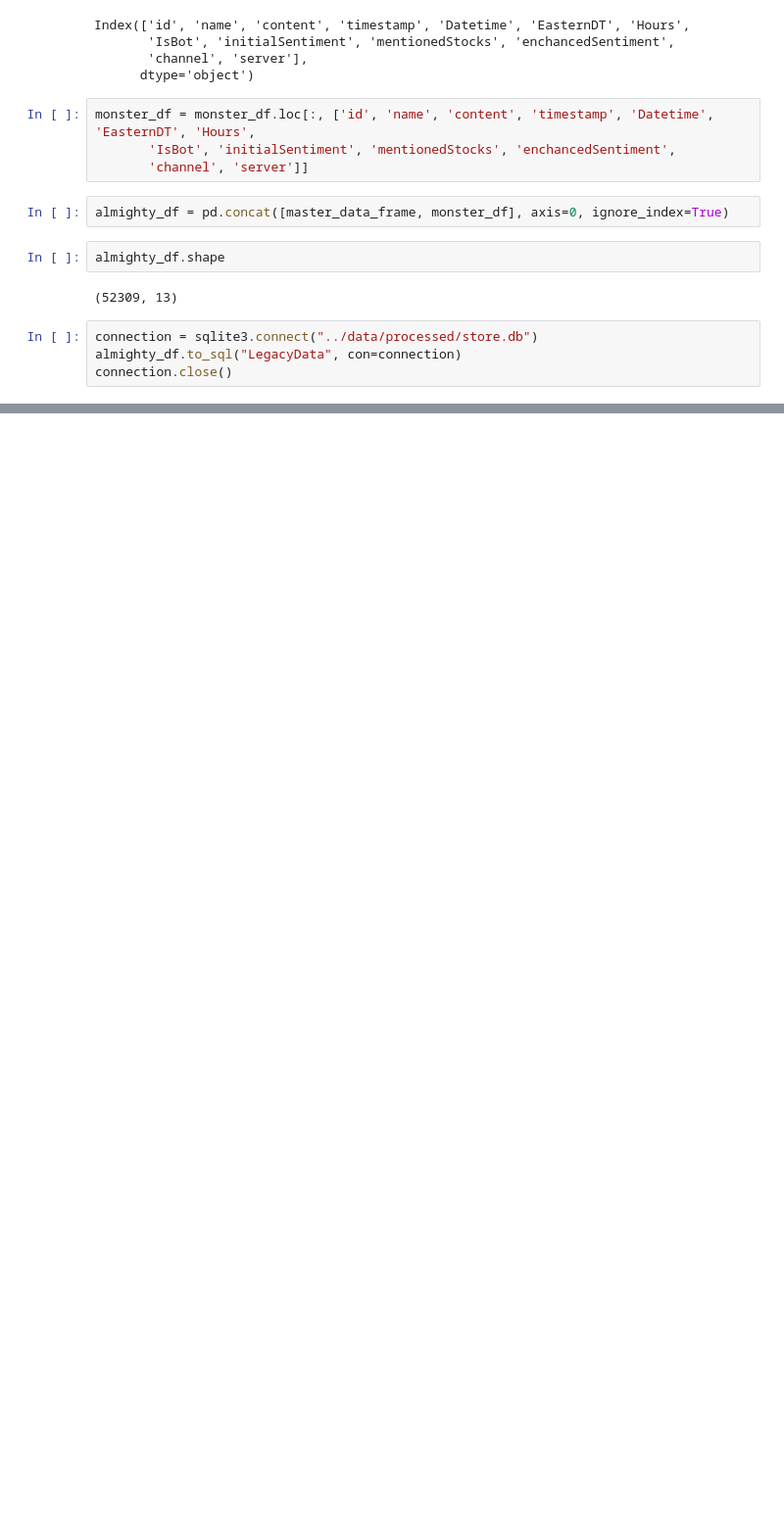
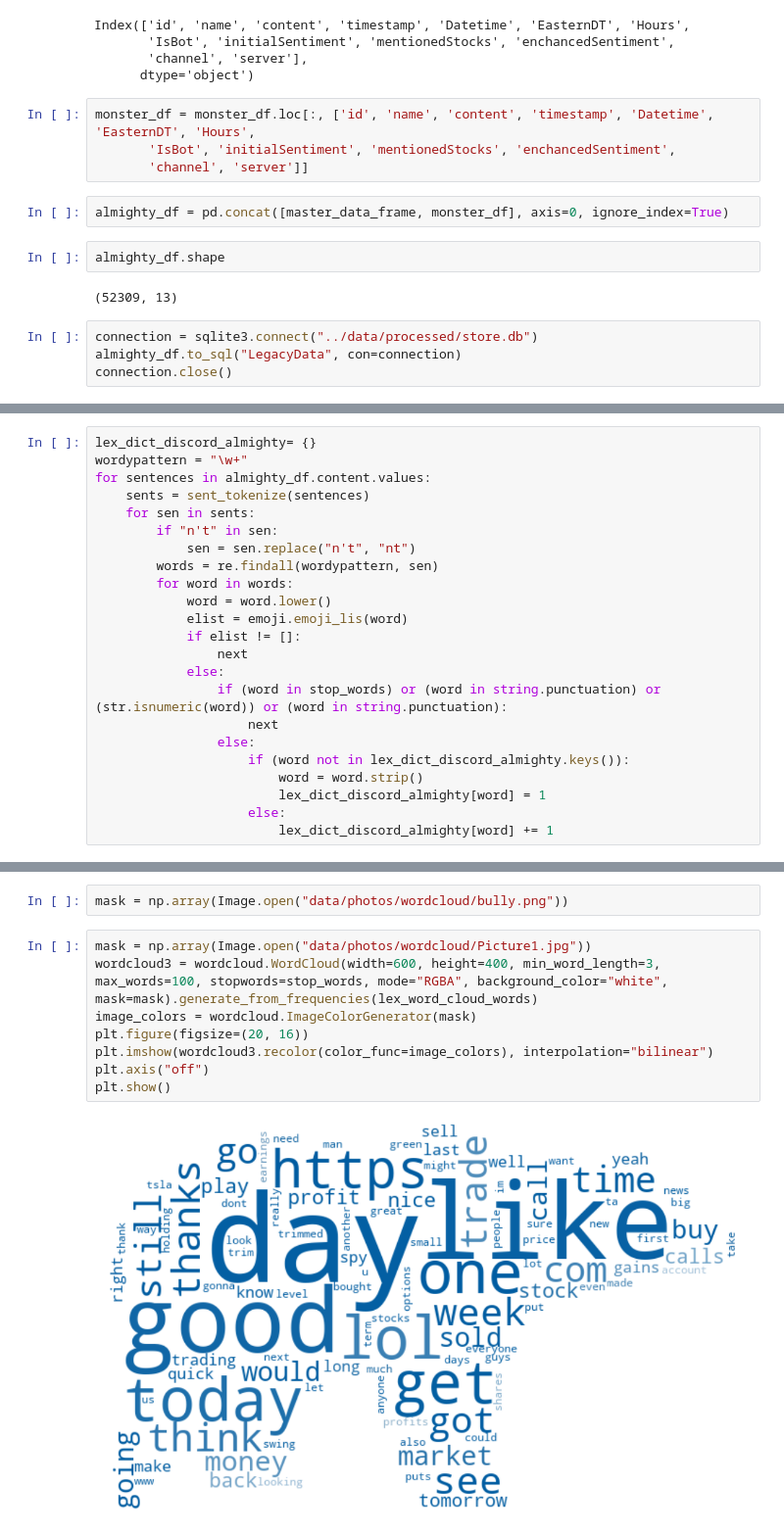
Before and after one commit to dgustave/Retail-Sentiment, a Jupyter notebook: NLP/CommentProcessFlow.ipynb, the cells around one changed output, grey strips where cells are left out. Shown at 98% size. Cells and saved outputs as stored; diff of their text form; blank space fills up the shorter version.

```diff
--- a/NLP/CommentProcessFlow.ipynb
+++ b/NLP/CommentProcessFlow.ipynb
@@ -1966,0 +1991,23 @@ connection.close()
+# %%
+lex_dict_discord_almighty= {}
+wordypattern = "\w+"
+for sentences in almighty_df.content.values:
+    sents = sent_tokenize(sentences)
+    for sen in sents:
+        if "n't" in sen:
+            sen = sen.replace("n't", "nt")
+        words = re.findall(wordypattern, sen)
+        for word in words:
+            word = word.lower()
+            elist = emoji.emoji_lis(word)
+            if elist != []:
+                next
+            else:
+                if (word in stop_words) or (word in string.punctuation) or (str.isnumeric(word)) or (word in string.punctuation):
+                    next
+                else:
+                    if (word not in lex_dict_discord_almighty.keys()):
+                        word = word.strip()
+                        lex_dict_discord_almighty[word] = 1
+                    else:
+                        lex_dict_discord_almighty[word] += 1
@@ -1966,0 +2251,12 @@ connection.close()
+# %%
+mask = np.array(Image.open("data/photos/wordcloud/bully.png"))
+# %%
+mask = np.array(Image.open("data/photos/wordcloud/Picture1.jpg"))
+wordcloud3 = wordcloud.WordCloud(width=600, height=400, min_word_length=3, max_words=100, stopwords=stop_words, mode="RGBA", background_color="white", mask=mask).generate_from_frequencies(lex_word_cloud_words)
+image_colors = wordcloud.ImageColorGenerator(mask)
+plt.figure(figsize=(20, 16))
+plt.imshow(wordcloud3.recolor(color_func=image_colors), interpolation="bilinear")
+plt.axis("off")
+plt.show()
+# %% [output]
+[figure, added]
```
Also changed, not shown: parts of 36 cells of this notebook.
